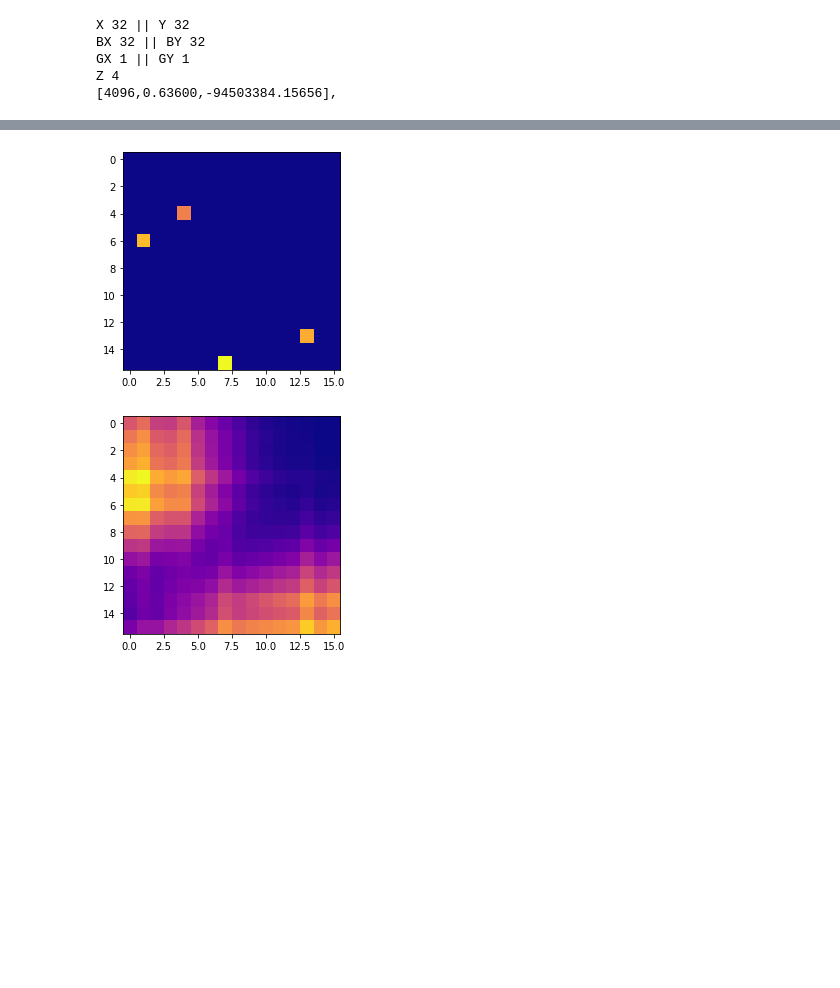
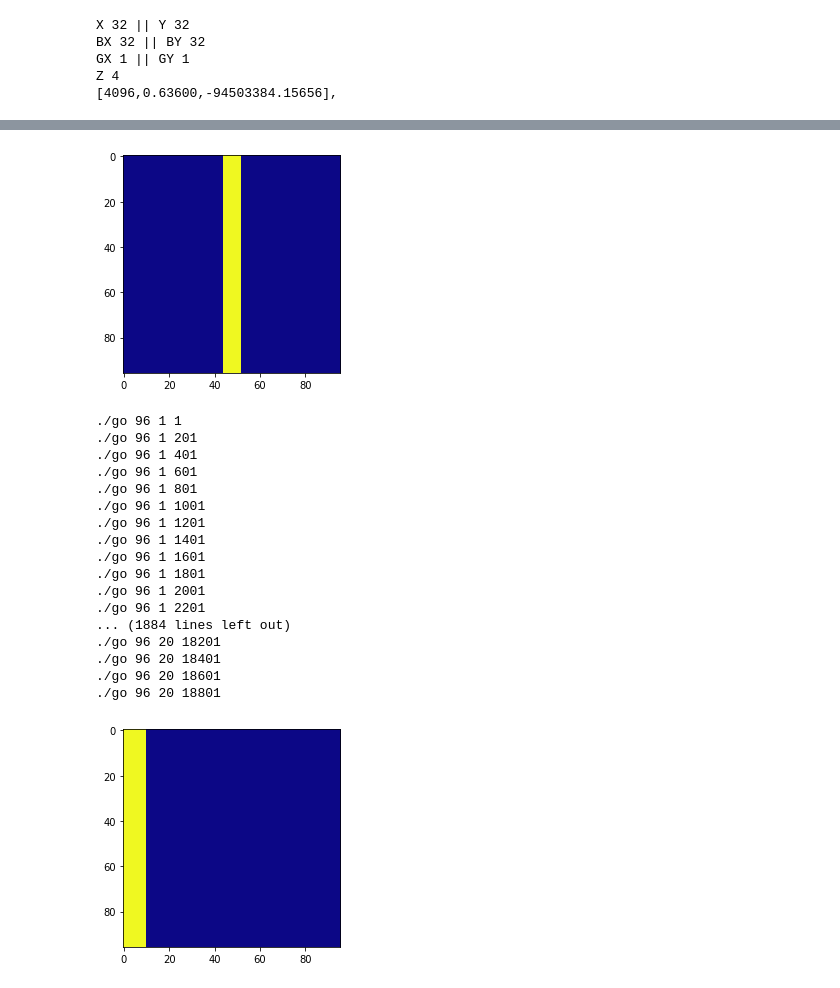
Before and after one commit to sabiomito/uffgpu2019, a Jupyter notebook: PROJETO/PROJETO.ipynb, the cells around one changed output, grey strips where cells are left out. Saved outputs shown, nothing was run; the diff lists cells and outputs as text; code cells hidden in the pictures; blank space fills up the shorter version.

```diff
--- a/PROJETO/PROJETO.ipynb
+++ b/PROJETO/PROJETO.ipynb
@@ -65,23 +229,54 @@ arquivo.close()
 # %%
-from matplotlib import pyplot as plt
-arquivo = open('entrada.txt', 'r')
-img = []
-for linha in arquivo:
-    img.append(list(map(int,linha.split())))
-#print(img)
-arquivo.close()
-plt.imshow(img,cmap='plasma')
-plt.show()
-
 from matplotlib import pyplot as plt
 arquivo = open('resultado.txt', 'r')
 img = []
 for linha in arquivo:
-    img.append(list(map(int,linha.split())))
-#print(img)
+  img.append(list(map(float,linha.split())))
 arquivo.close()
 plt.imshow(img,cmap='plasma')
 plt.show()
 # %% [output]
-[figure, old version]
+[figure, new version]
-[figure, removed]
+# %%
+
+import imageio
+'''
+filenames = []
+for i in range(1,12000,200):
+  compile(i)
+  filenames.append(saveToGif(i))
+images = []
+for filename in filenames:
+    images.append(imageio.imread(filename))
+imageio.mimsave('animatedFolder/animated0.gif', images)
+max 21 times
+'''
+
+for times in range(1,21,1):
+  filenames = []
+  for i in range(1,19000,200):
+    compile2(96,times,i)
+    filenames.append(saveToGif(i))
+  images = []
+  for filename in filenames:
+      images.append(imageio.imread(filename))
+  imageio.mimsave('animatedFolder/animated0'+str(times)+'.gif', images)
+# %% [output]
+./go 96 1 1
+./go 96 1 201
+./go 96 1 401
+./go 96 1 601
+./go 96 1 801
+./go 96 1 1001
+./go 96 1 1201
+./go 96 1 1401
+./go 96 1 1601
+./go 96 1 1801
+./go 96 1 2001
+./go 96 1 2201
+... (1884 lines left out)
+./go 96 20 18201
+./go 96 20 18401
+./go 96 20 18601
+./go 96 20 18801
+[figure, added]
```
Also changed, not shown: parts of 20 cells of this notebook, 12 other files.
